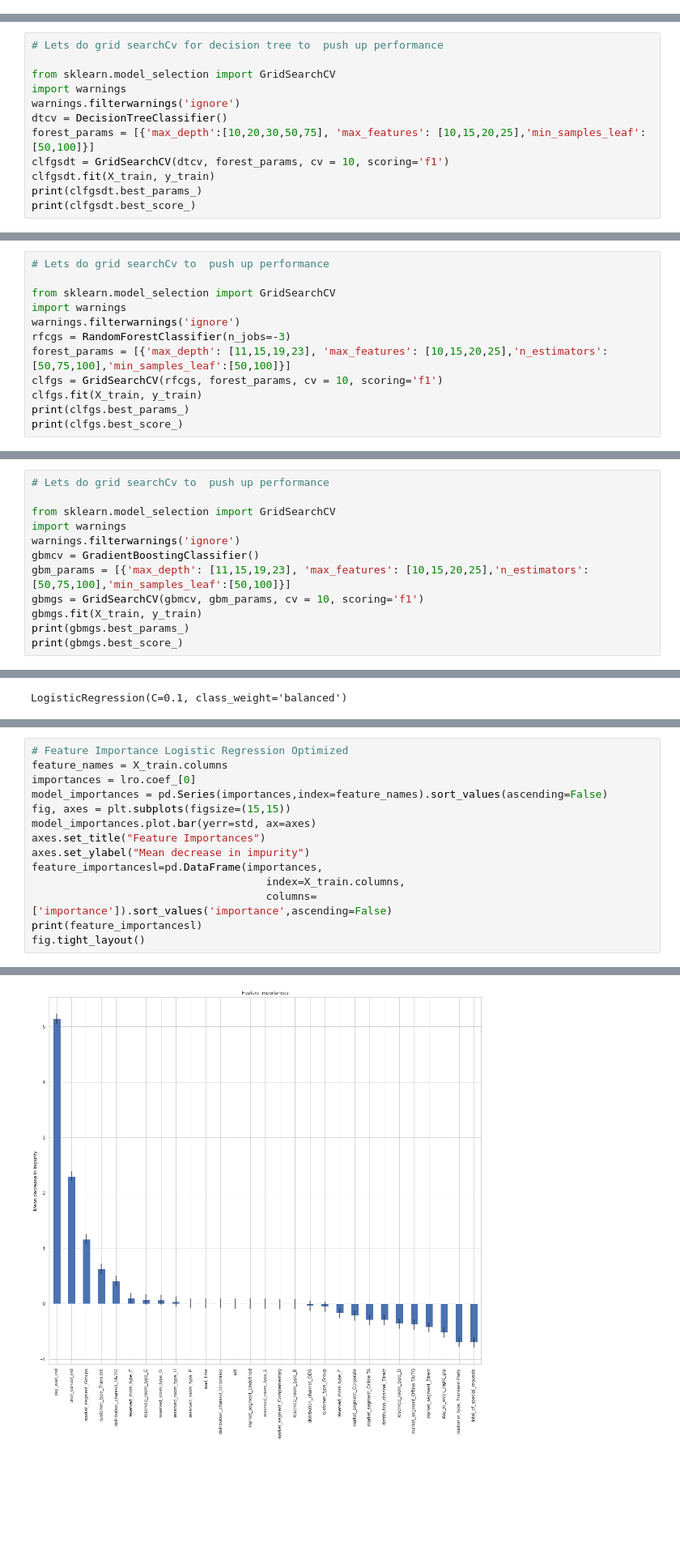
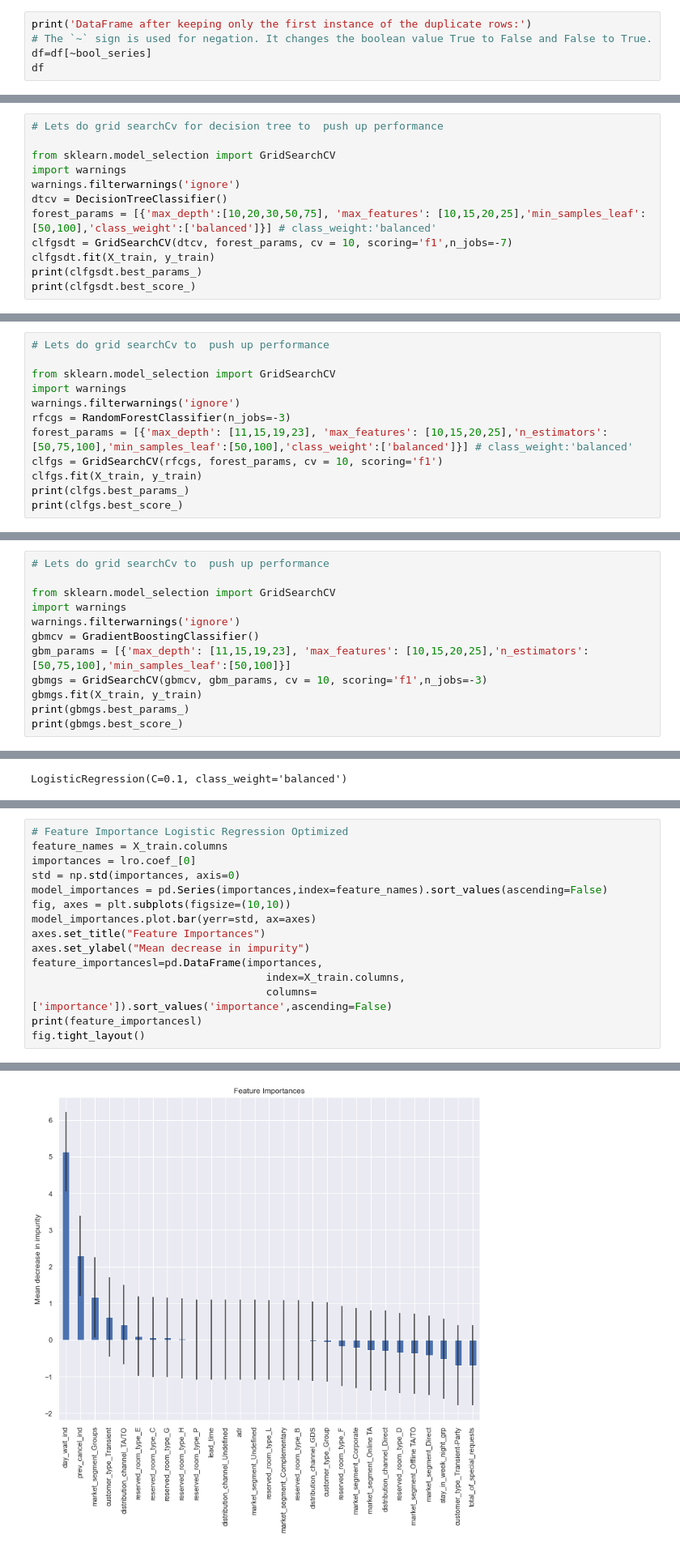
Before and after one commit to Antarlin921/ProjectHotel_Demand_Prediction, a Jupyter notebook: Hotel_Demand_Prediction .ipynb, the cells around one changed output, grey strips where cells are left out. Shown at 81% size. Saved outputs shown, nothing was run; the diff lists cells and outputs as text; blank space fills up the shorter version.

```diff
--- a/Hotel_Demand_Prediction .ipynb
+++ b/Hotel_Demand_Prediction .ipynb
@@ -170,0 +198,5 @@ Name: is_canceled, dtype: float64
+# %%
+print('DataFrame after keeping only the first instance of the duplicate rows:')
+# The `~` sign is used for negation. It changes the boolean value True to False and False to True.
+df=df[~bool_series]
+df
@@ -1244,8 +1277,8 @@ from sklearn.model_selection import GridSearchCV
 import warnings
 warnings.filterwarnings('ignore')
 dtcv = DecisionTreeClassifier()
-forest_params = [{'max_depth':[10,20,30,50,75], 'max_features': [10,15,20,25],'min_samples_leaf':[50,100]}]
-clfgsdt = GridSearchCV(dtcv, forest_params, cv = 10, scoring='f1')
+forest_params = [{'max_depth':[10,20,30,50,75], 'max_features': [10,15,20,25],'min_samples_leaf':[50,100],'class_weight':['balanced']}] # class_weight:'balanced'
+clfgsdt = GridSearchCV(dtcv, forest_params, cv = 10, scoring='f1',n_jobs=-7)
 clfgsdt.fit(X_train, y_train)
 print(clfgsdt.best_params_)
 print(clfgsdt.best_score_)
@@ -1262,7 +1295,7 @@ from sklearn.model_selection import GridSearchCV
 import warnings
 warnings.filterwarnings('ignore')
 rfcgs = RandomForestClassifier(n_jobs=-3)
-forest_params = [{'max_depth': [11,15,19,23], 'max_features': [10,15,20,25],'n_estimators':[50,75,100],'min_samples_leaf':[50,100]}]
+forest_params = [{'max_depth': [11,15,19,23], 'max_features': [10,15,20,25],'n_estimators':[50,75,100],'min_samples_leaf':[50,100],'class_weight':['balanced']}] # class_weight:'balanced'
 clfgs = GridSearchCV(rfcgs, forest_params, cv = 10, scoring='f1')
 clfgs.fit(X_train, y_train)
 print(clfgs.best_params_)
@@ -1285,7 +1318,7 @@ import warnings
 warnings.filterwarnings('ignore')
 gbmcv = GradientBoostingClassifier()
 gbm_params = [{'max_depth': [11,15,19,23], 'max_features': [10,15,20,25],'n_estimators':[50,75,100],'min_samples_leaf':[50,100]}]
-gbmgs = GridSearchCV(gbmcv, gbm_params, cv = 10, scoring='f1')
+gbmgs = GridSearchCV(gbmcv, gbm_params, cv = 10, scoring='f1',n_jobs=-3)
 gbmgs.fit(X_train, y_train)
 print(gbmgs.best_params_)
 print(gbmgs.best_score_)
@@ -1502,32 +1539,33 @@ def Model_importances(model,data):
 # Feature Importance Logistic Regression Optimized
 feature_names = X_train.columns
 importances = lro.coef_[0]
+std = np.std(importances, axis=0)
 model_importances = pd.Series(importances,index=feature_names).sort_values(ascending=False)
-fig, axes = plt.subplots(figsize=(15,15))
+fig, axes = plt.subplots(figsize=(10,10))
 model_importances.plot.bar(yerr=std, ax=axes)
 axes.set_title("Feature Importances")
 axes.set_ylabel("Mean decrease in impurity")
 feature_importancesl=pd.DataFrame(importances,
                                      index=X_train.columns,
                                      columns=['importance']).sort_values('importance',ascending=False)
 print(feature_importancesl)
 fig.tight_layout()
 # %% [output]
                                 importance
 day_wait_ind                      5.139884
 prev_cancel_ind                   2.301005
 market_segment_Groups             1.165851
 customer_type_Transient           0.627213
 distribution_channel_TA/TO        0.414757
 reserved_room_type_E              0.102613
 reserved_room_type_C              0.076378
 reserved_room_type_G              0.068981
 reserved_room_type_H              0.039256
 reserved_room_type_P              0.006149
 lead_time                         0.003915
 ... (14 lines left out)
 market_segment_Direct            -0.424954
 stay_in_week_night_grp           -0.520664
 customer_type_Transient-Party    -0.693647
 total_of_special_requests        -0.694321
-[figure, old version]
+[figure, new version]
```
Also changed, not shown: parts of 128 cells of this notebook, 9 other files.
